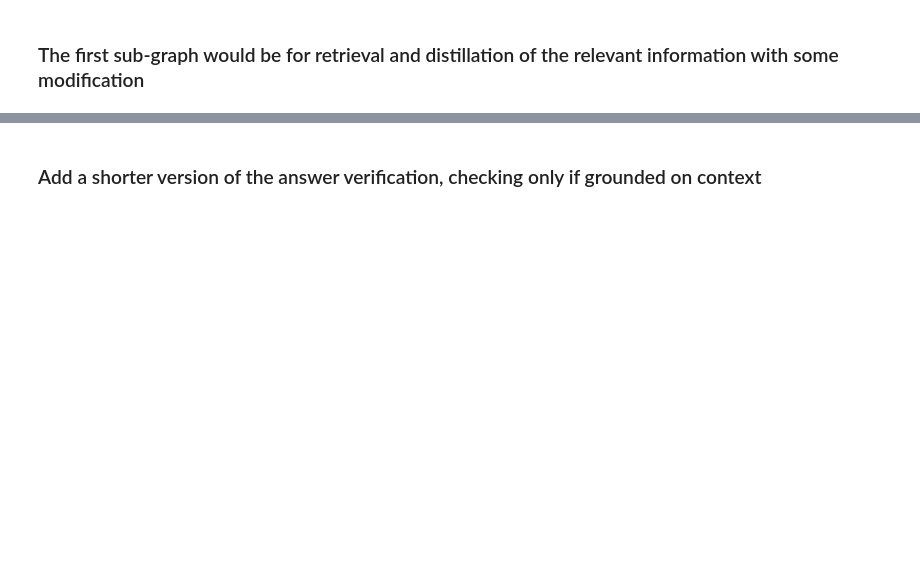
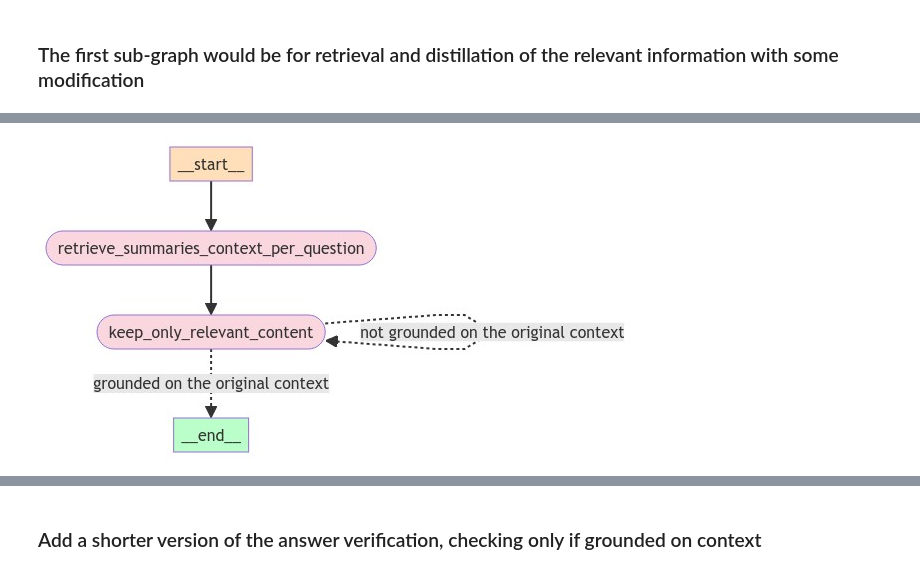
Before and after one commit to NirDiamant/Controllable-RAG-Agent, a Jupyter notebook: sophisticated_rag_agent_harry_potter.ipynb, the cells around one changed output, grey strips where cells are left out. Cells and saved outputs as stored; diff of their text form; code cells hidden in the pictures; blank space fills up the shorter version.

```diff
--- a/sophisticated_rag_agent_harry_potter.ipynb
+++ b/sophisticated_rag_agent_harry_potter.ipynb
@@ -722,0 +802,31 @@ display(
+# %%
+qualitative_summaries_retrieval_workflow = StateGraph(QualitativeRetrievalGraphState)
+
+# Define the nodes
+qualitative_summaries_retrieval_workflow.add_node("retrieve_summaries_context_per_question",retrieve_summaries_context_per_question)
+qualitative_summaries_retrieval_workflow.add_node("keep_only_relevant_content",keep_only_relevant_content)
+
+# Build the graph
+qualitative_summaries_retrieval_workflow.set_entry_point("retrieve_summaries_context_per_question")
+
+qualitative_summaries_retrieval_workflow.add_edge("retrieve_summaries_context_per_question", "keep_only_relevant_content")
+
+qualitative_summaries_retrieval_workflow.add_conditional_edges(
+    "keep_only_relevant_content",
+    is_distilled_content_grounded_on_content,
+    {"grounded on the original context":END,
+      "not grounded on the original context":"keep_only_relevant_content"},
+    )
+
+
+qualitative_summaries_retrieval_workflow_app = qualitative_summaries_retrieval_workflow.compile()
+
+display(
+    Image(
+        qualitative_summaries_retrieval_workflow_app.get_graph().draw_mermaid_png(
+            draw_method=MermaidDrawMethod.API,
+        )
+    )
+)
+# %% [output]
+[figure, added]
```
Also changed, not shown: parts of 29 cells of this notebook, 6 other files.
